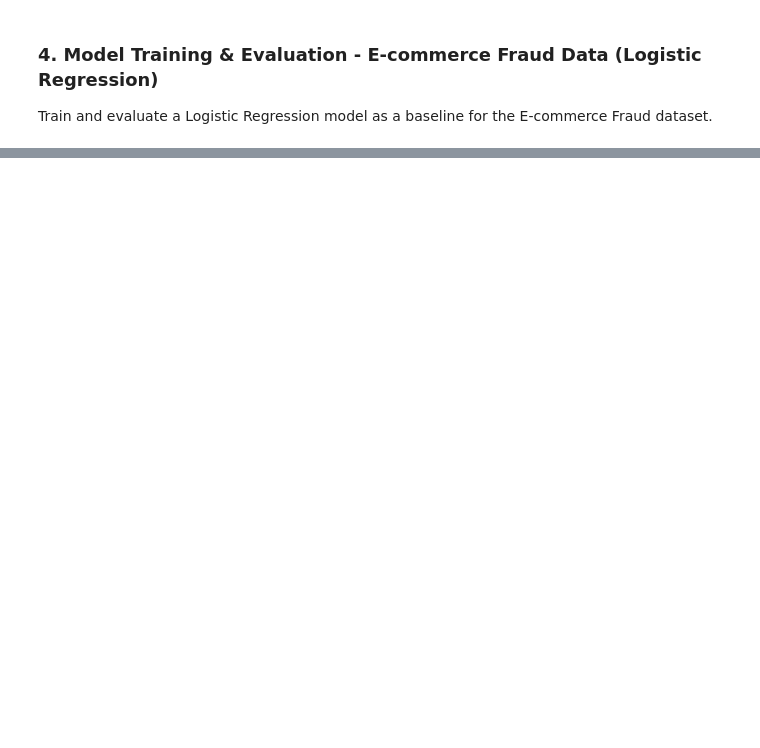
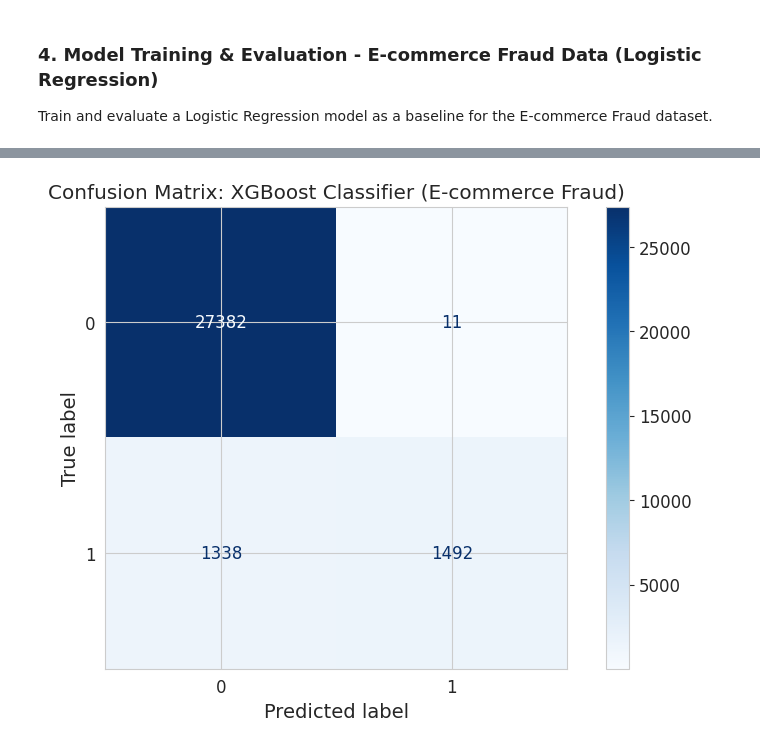
Before and after one commit to michaWorku/E-commerce-Bank-Fraud-Detection, a Jupyter notebook: notebooks/02_Model_Experimentation.ipynb, the cells around one changed output, grey strips where cells are left out. Drawn from its saved outputs; the diff is of its cells as text; code cells hidden in the pictures; blank space fills up the shorter version.

```diff
--- a/notebooks/02_Model_Experimentation.ipynb
+++ b/notebooks/02_Model_Experimentation.ipynb
@@ -118,17 +146,24 @@ print("\n--- Data Preparation: E-commerce Fraud Data ---")
 
 if not fraud_processed_df.empty:
     # Separate features (X) and target (y)
-    # Identify feature columns: all columns except the target
     fraud_feature_cols = [col for col in fraud_processed_df.columns if col != FRAUD_TARGET_COL]
 
     X_fraud = fraud_processed_df[fraud_feature_cols]
     y_fraud = fraud_processed_df[FRAUD_TARGET_COL]
 
-    # Ensure target is integer type for stratification
     y_fraud = y_fraud.astype(int)
 
     print(f"Original E-commerce Fraud Data shape: {X_fraud.shape}")
     print(f"Original E-commerce Fraud Target distribution:\n{y_fraud.value_counts(normalize=True)}")
+
+    # Check for NaNs in X_fraud before splitting and SMOTE
+    # This is crucial for models that don't handle NaNs natively
+    nan_cols_fraud = X_fraud.columns[X_fraud.isnull().any()].tolist()
+    if nan_cols_fraud:
+        print(f"\nWARNING: NaN values found in E-commerce Fraud features: {nan_cols_fraud}. Filling with 0.")
+        X_fraud = X_fraud.fillna(0) # Fill numerical NaNs with 0
+    else:
+        print("No NaN values found in E-commerce Fraud features. Good to go!")
 
     # Train-Test Split with stratification
     X_train_fraud, X_test_fraud, y_train_fraud, y_test_fraud = train_test_split(
@@ -495,0 +442,68 @@ XGBoost's ability to achieve a higher F1-score and AUC-PR, combined with its cap
+# %%
+print("\n--- Model Training & Evaluation: E-commerce Fraud Data (XGBoost Classifier) ---")
+
+if not X_train_fraud_resampled.empty:
+    # Initialize XGBoost model strategy
+    xgb_strategy_fraud = XGBoostStrategy(
+        model_type='classifier',
+        random_state=RANDOM_STATE,
+        n_estimators=200,      # Number of boosting rounds
+        learning_rate=0.1,     # Step size shrinkage
+        max_depth=5,           # Maximum depth of a tree
+        subsample=0.8,         # Subsample ratio of the training instance
+        colsample_bytree=0.8,  # Subsample ratio of columns when constructing each tree
+        objective='binary:logistic', # Explicitly set objective for classification
+        eval_metric='logloss' # Evaluation metric for validation data
+    )
+
+    # Initialize ModelTrainer
+    trainer_fraud_xgb = ModelTrainer(xgb_strategy_fraud)
+
+    # Train the model
+    trainer_fraud_xgb.train_model(X_train_fraud_resampled, y_train_fraud_resampled)
+
+    # Make predictions (probabilities for positive class)
+    y_pred_proba_fraud_xgb = trainer_fraud_xgb.predict_model(X_test_fraud)
+
+    # Evaluate the model
+    print("\n--- Evaluation Metrics (XGBoost Classifier, E-commerce Fraud) ---")
+    xgb_fraud_metrics = evaluate_classification_model(y_test_fraud.values, y_pred_proba_fraud_xgb)
+    ecommerce_models['XGBoost'] = trainer_fraud_xgb.get_current_model_object()
+    ecommerce_metrics['XGBoost'] = xgb_fraud_metrics
+
+    # Display Confusion Matrix
+    y_pred_binary_fraud_xgb = (y_pred_proba_fraud_xgb >= 0.5).astype(int)
+    cm_fraud_xgb = confusion_matrix(y_test_fraud, y_pred_binary_fraud_xgb)
+    disp_fraud_xgb = ConfusionMatrixDisplay(confusion_matrix=cm_fraud_xgb, display_labels=[0, 1])
+    disp_fraud_xgb.plot(cmap=plt.cm.Blues)
+    plt.title('Confusion Matrix: XGBoost Classifier (E-commerce Fraud)')
+    plt.show()
+
+    # Plot ROC Curve
+    fpr, tpr, _ = roc_curve(y_test_fraud, y_pred_proba_fraud_xgb)
+    roc_auc = auc(fpr, tpr)
+    plt.figure()
+    plt.plot(fpr, tpr, color='darkblue', lw=2, label=f'ROC curve (area = {roc_auc:.2f})')
+    plt.plot([0, 1], [0, 1], color='navy', lw=2, linestyle='--')
+    plt.xlim([0.0, 1.0])
+    plt.ylim([0.0, 1.05])
+    plt.xlabel('False Positive Rate')
+    plt.ylabel('True Positive Rate')
+    plt.title('Receiver Operating Characteristic (ROC) - XGBoost Classifier (E-commerce Fraud)')
+    plt.legend(loc="lower right")
+    plt.show()
+
+    # Plot Precision-Recall Curve
+    precision, recall, _ = precision_recall_curve(y_test_fraud, y_pred_proba_fraud_xgb)
+    avg_precision = average_precision_score(y_test_fraud, y_pred_proba_fraud_xgb)
+    plt.figure()
+    plt.plot(recall, precision, color='blue', lw=2, label=f'Precision-Recall curve (AP = {avg_precision:.2f})')
+    plt.xlabel('Recall')
+    plt.ylabel('Precision')
+    plt.title('Precision-Recall Curve - XGBoost Classifier (E-commerce Fraud)')
+    plt.legend(loc="lower left")
+    plt.show()
+
+else:
+    print("E-commerce Fraud Data is empty. Skipping XGBoost training and evaluation.")
+# %% [output]
@@ -495,0 +524 @@ XGBoost's ability to achieve a higher F1-score and AUC-PR, combined with its cap
+[figure, added]
```
Also changed, not shown: parts of 43 cells of this notebook.
